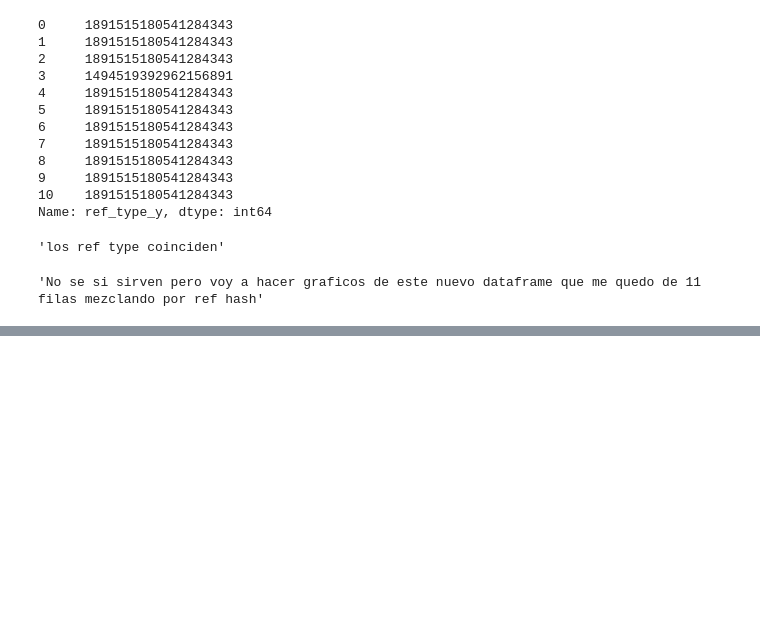
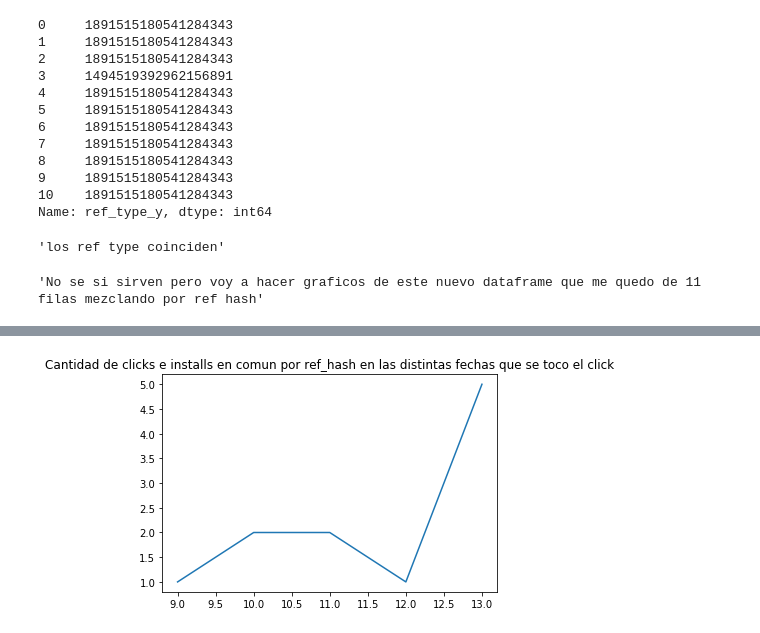
Before and after one commit to shizus/7506-1c2019, a Jupyter notebook: scripts/ClicksAndInstalls.ipynb, the cells around one changed output, grey strips where cells are left out. Drawn from its saved outputs; the diff is of its cells as text; code cells hidden in the pictures; blank space fills up the shorter version.

```diff
--- a/scripts/ClicksAndInstalls.ipynb
+++ b/scripts/ClicksAndInstalls.ipynb
@@ -252,0 +307,12 @@ Name: ref_type_y, dtype: int64
+# %%
+clicksAndInstalls.loc[:, "created_x"] = pd.to_datetime(clicksAndInstalls["created_x"], errors = "coerce")
+clicksAndInstalls.loc[:, "created_y"] = pd.to_datetime(clicksAndInstalls["created_y"], errors = "coerce")
+# %%
+"""Arraco con las fechas y horarios de los de los clicks"""
+dates = clicksAndInstalls['created_x'].dt.day
+p = dates.value_counts()
+p.sort_index().plot()
+plt.title('Cantidad de clicks e installs en comun por ref_hash en las distintas fechas que se toco el click')
+plt.show()
+# %% [output]
+[figure, added]
```
Also changed, not shown: parts of 47 cells of this notebook.
